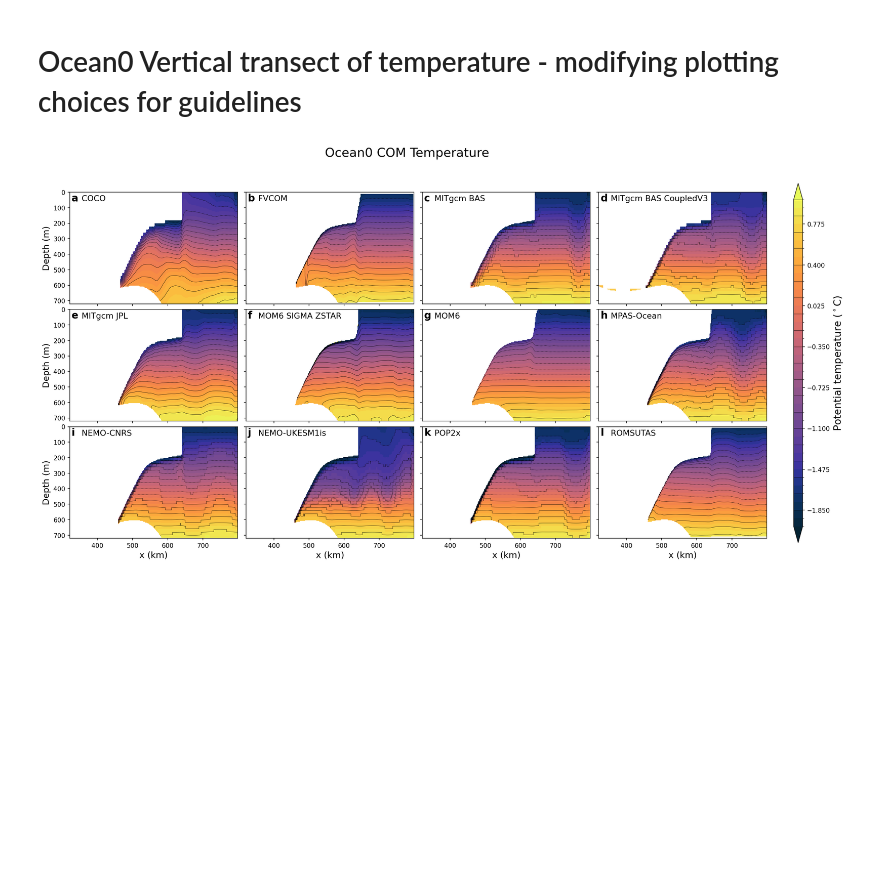
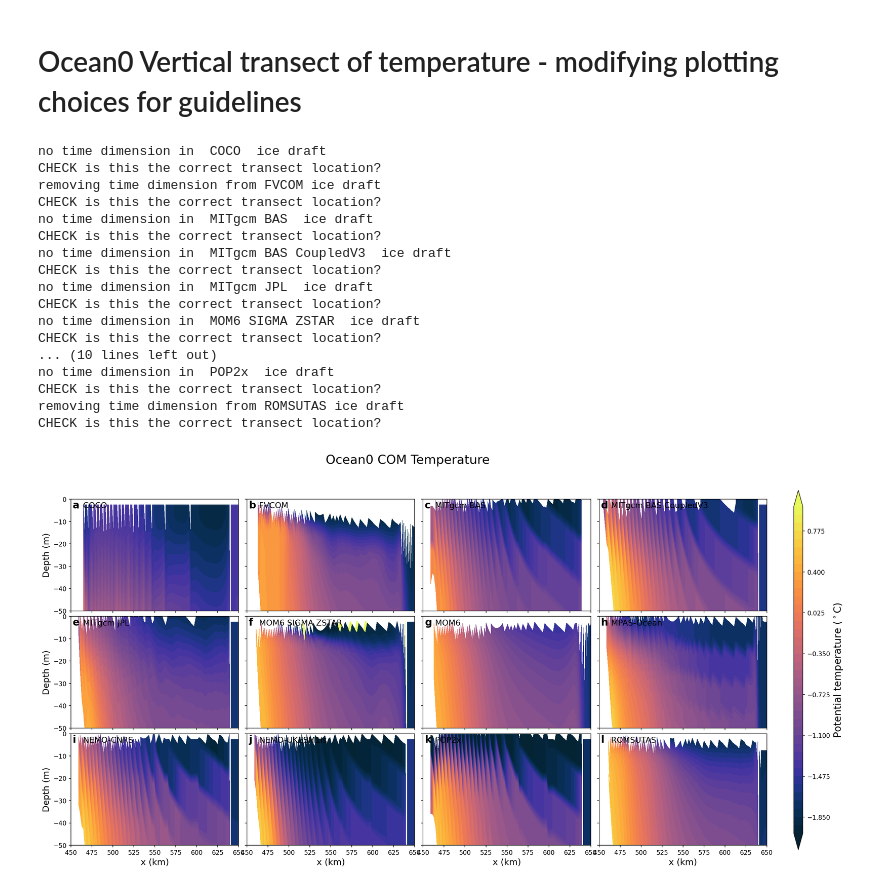
Before and after one commit to misomip/isomip-plus, a Jupyter notebook: notebooks/boundary-layer-xsection/BoundaryLayerXsections.ipynb, the cells around one changed output. Drawn from its saved outputs; the diff is of its cells as text; code cells hidden in the pictures; blank space fills up the shorter version.

Commit message:
add draft boundary layer plots

```diff
--- a/notebooks/boundary-layer-xsection/BoundaryLayerXsections.ipynb
+++ b/notebooks/boundary-layer-xsection/BoundaryLayerXsections.ipynb
@@ -120,35 +66,73 @@ for i in np.arange(length):
     var = data.temperatureXZ.isel(nTime = np.arange(time-13,time)).mean('nTime')
     # last year of time
     var['nz'] = var.nz*5+2.5 # add depth (2.5,7.5 etc)
     var['nx'] = var.nx*2+321
+    # find ice draft for this transect
+    iceDraft = data.iceDraft.isel(ny=20)
+    try:
+        iceDraft = iceDraft.isel(nTime = np.arange(time-13,time)).mean('nTime')
+        print('removing time dimension from '+labels[i]+' ice draft')
+    except ValueError:
+        print('no time dimension in ',labels[i],' ice draft')
+
+    print('CHECK is this the correct transect location?')
+    #some models have a flipped iceDraft...
+    if iceDraft.isel(nx=100)>0:
+        iceDraft = -iceDraft
+        print('This model ',expt[i],' has an inverted iceDraft - flipping to match others')
+
+    #reshape to be 2d field
+    iceDraft = np.tile(iceDraft,(len(var.nz),1))
+    # make proper transect x,z locations
+    NZ = (np.tile(var.nz.values,[len(var.nx),1])).T
+    NX = (np.tile(var.nx.values,[len(var.nz),1]))
     # mr<1e36 is to get rid of NaNs.
-    c = (var.where(var <1e36)).plot.contourf(cmap = cm.cm.thermal, levels = np.linspace(-2,1,41),extend = 'both',add_colorbar = False)#, cbar_kwargs = {'label':'Overturning \n Streamfunction (Sv)'},extend = 'both')
-    ls = (var.where(var <1e36)).plot.contour( levels = np.linspace(-2,1,21), colors = 'k', linewidths = 0.4)
+    #c = (var.where(var <1e36)).plot.contourf(cmap = cm.cm.thermal, levels = np.linspace(-2,1,41),extend = 'both',add_colorbar = False)#, cbar_kwargs = {'label':'Overturning \n Streamfunction (Sv)'},extend = 'both')
+    c = plt.contourf(NX,-(NZ+iceDraft),(var.where(var <1e36)),cmap = cm.cm.thermal, levels = np.linspace(-2,1,41),extend = 'both')
+    # ls = (var.where(var <1e36)).plot.contour( levels = np.linspace(-2,1,21), colors = 'k', linewidths = 0.4)
     plt.text(0.01,0.99,alphabet[i], fontsize = 16, transform=ax.transAxes, fontweight='bold', va='top')
     plt.text(0.01,0.975,'    '+labels[i], fontsize = 13, transform=ax.transAxes, va='top')
     # ax.grid()
 
     if (i==1) or (i==2) or (i==3) or (i==5) or (i==6) or (i==7) or (i==9) or (i==10) or (i==11):
         ax.set_yticklabels([])
     if (i<8):
         ax.set_xticklabels([])
 
     if (i==0) or (i==4) or (i==8):
         plt.ylabel('Depth (m)',fontsize=14)
     else:
         plt.ylabel('')
     if i>=8:
         plt.xlabel('x (km)',fontsize=14)
     else:
         plt.xlabel('')
-    plt.ylim(720,0)
+    plt.ylim(-50,0)
+    plt.xlim(450,650)
 
 
 cax = plt.axes([0.93,0.1,0.01,0.8])
 cbar = plt.colorbar(c, cax = cax)
 cbar.ax.set_ylabel(r'Potential temperature ($^\circ $C)', fontsize = 16)
-cbar.add_lines(ls)
+# cbar.add_lines(ls)
 
 fig.suptitle('Ocean0 COM Temperature', fontsize = 20);
 # %% [output]
+no time dimension in  COCO  ice draft
+CHECK is this the correct transect location?
+removing time dimension from FVCOM ice draft
+CHECK is this the correct transect location?
+no time dimension in  MITgcm BAS  ice draft
+CHECK is this the correct transect location?
+no time dimension in  MITgcm BAS CoupledV3  ice draft
+CHECK is this the correct transect location?
+no time dimension in  MITgcm JPL  ice draft
+CHECK is this the correct transect location?
+no time dimension in  MOM6 SIGMA ZSTAR  ice draft
+CHECK is this the correct transect location?
+... (10 lines left out)
+no time dimension in  POP2x  ice draft
+CHECK is this the correct transect location?
+removing time dimension from ROMSUTAS ice draft
+CHECK is this the correct transect location?
-[figure, old version]
+[figure, new version]
```
Also changed, not shown: parts of 7 cells of this notebook.
